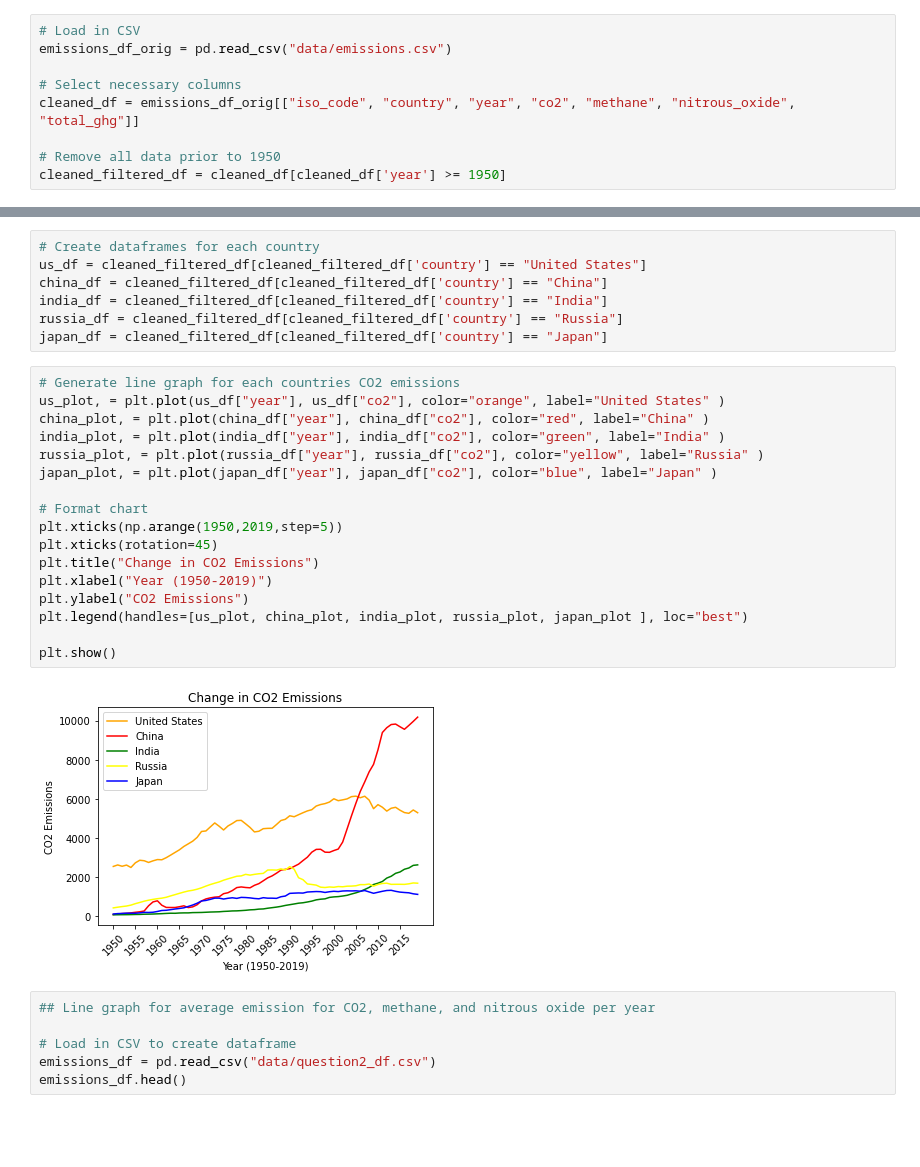
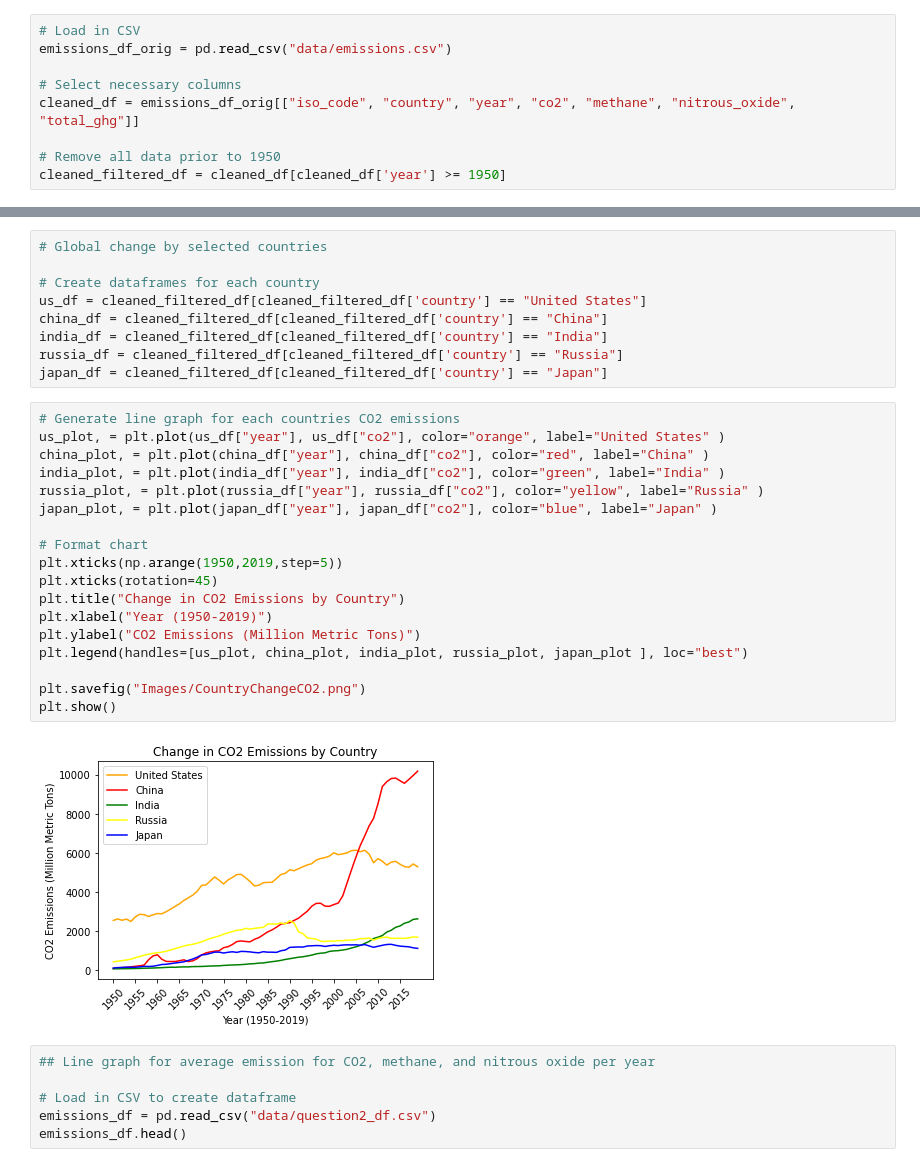
Before and after one commit to moriahtaylor1/climate-change-analysis, a Jupyter notebook: Emissions_Q2.ipynb, the cells around one changed output, grey strips where cells are left out. Saved outputs shown, nothing was run; the diff lists cells and outputs as text; blank space fills up the shorter version.

```diff
--- a/Emissions_Q2.ipynb
+++ b/Emissions_Q2.ipynb
@@ -36,4 +38,6 @@ plt.show()
 # %%
+# Global change by selected countries
+
 # Create dataframes for each country
 us_df = cleaned_filtered_df[cleaned_filtered_df['country'] == "United States"]
 china_df = cleaned_filtered_df[cleaned_filtered_df['country'] == "China"]
@@ -43,22 +47,23 @@ japan_df = cleaned_filtered_df[cleaned_filtered_df['country'] == "Japan"]
 # %%
 # Generate line graph for each countries CO2 emissions
 us_plot, = plt.plot(us_df["year"], us_df["co2"], color="orange", label="United States" )
 china_plot, = plt.plot(china_df["year"], china_df["co2"], color="red", label="China" )
 india_plot, = plt.plot(india_df["year"], india_df["co2"], color="green", label="India" )
 russia_plot, = plt.plot(russia_df["year"], russia_df["co2"], color="yellow", label="Russia" )
 japan_plot, = plt.plot(japan_df["year"], japan_df["co2"], color="blue", label="Japan" )
 
 # Format chart
 plt.xticks(np.arange(1950,2019,step=5))
 plt.xticks(rotation=45)
-plt.title("Change in CO2 Emissions")
+plt.title("Change in CO2 Emissions by Country")
 plt.xlabel("Year (1950-2019)")
-plt.ylabel("CO2 Emissions")
+plt.ylabel("CO2 Emissions (Million Metric Tons)")
 plt.legend(handles=[us_plot, china_plot, india_plot, russia_plot, japan_plot ], loc="best")
 
+plt.savefig("Images/CountryChangeCO2.png")
 plt.show()
 # %% [output]
-[figure, old version]
+[figure, new version]
 # %%
 ## Line graph for average emission for CO2, methane, and nitrous oxide per year
 
```
Also changed, not shown: parts of 2 cells of this notebook, 3 other files.
